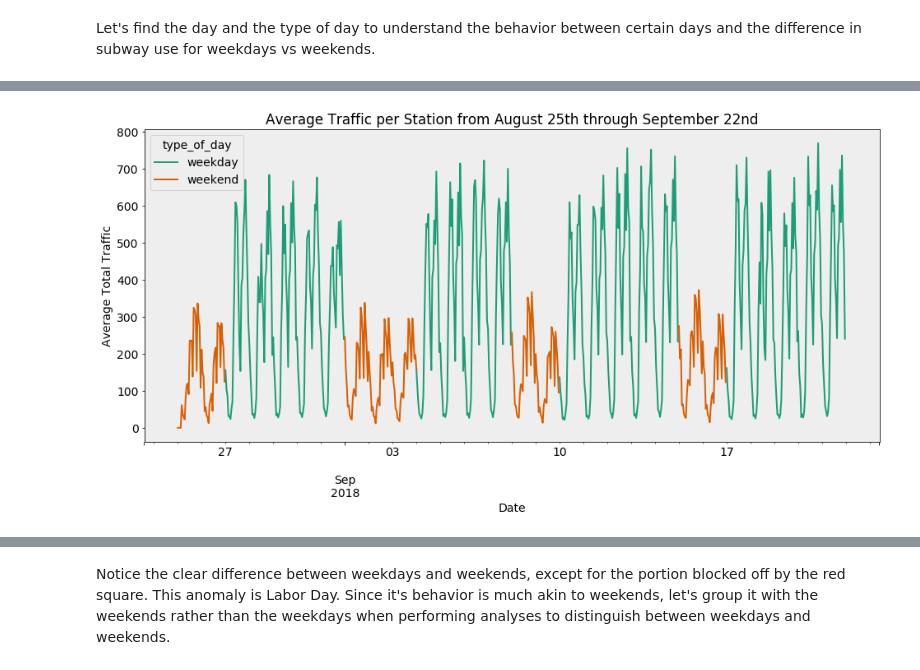
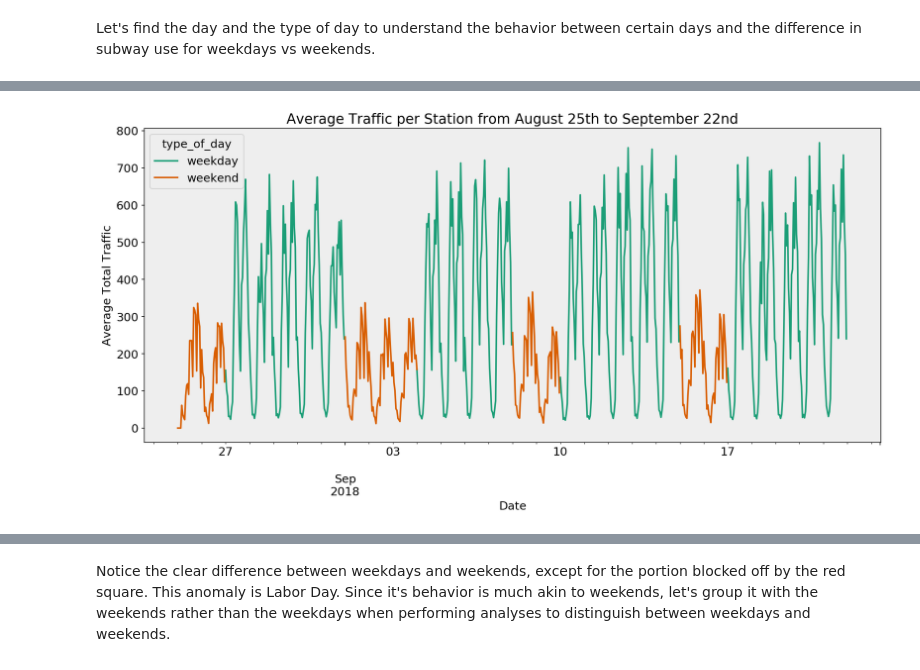
Before and after one commit to DimitriTheoharatos/ProjectBenson, a Jupyter notebook: MTA_EDA_Dimitri-v2.ipynb, the cells around one changed output, grey strips where cells are left out. Cells and saved outputs as stored; diff of their text form; code cells hidden in the pictures.

```diff
--- a/MTA_EDA_Dimitri-v2.ipynb
+++ b/MTA_EDA_Dimitri-v2.ipynb
@@ -622,10 +637,10 @@ combined_df['total'] = combined_df.entries + combined_df.exits
 # %%
 rcParams['figure.figsize'] = (16, 7)
 rcParams['font.size'] = 14
 plot = combined_df.groupby(['date_time', 'type_of_day']).mean()['total'].unstack().plot()
 plt.xlabel('Date')
 plt.ylabel('Average Total Traffic')
-plt.title('Average Traffic per Station from August 25th through September 22nd')
+plt.title('Average Traffic per Station from August 25th to September 22nd')
 plt.show()
 # %% [output]
-[figure, old version]
+[figure, new version]
```
Also changed, not shown: parts of 37 cells of this notebook.
